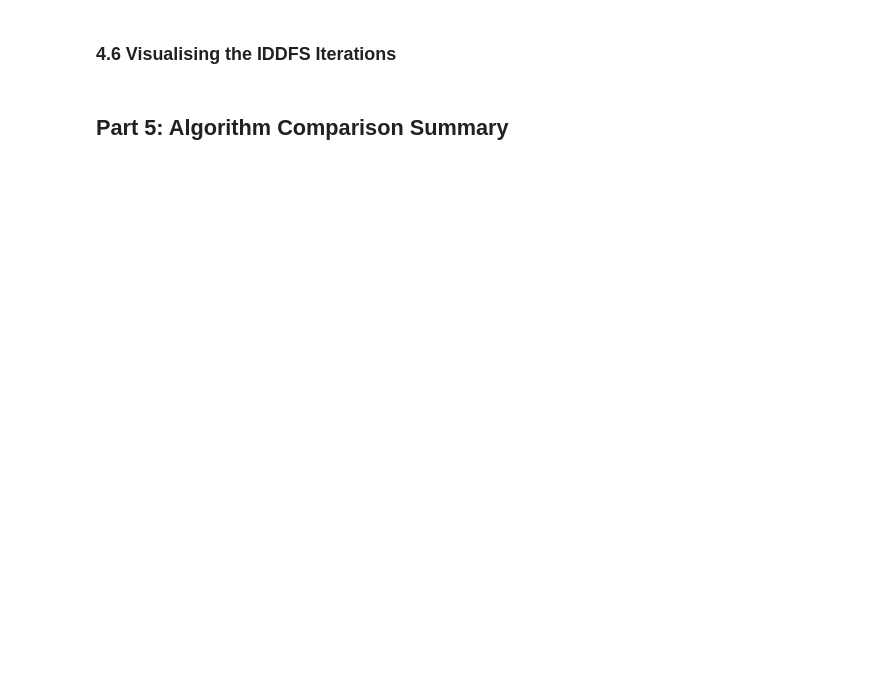
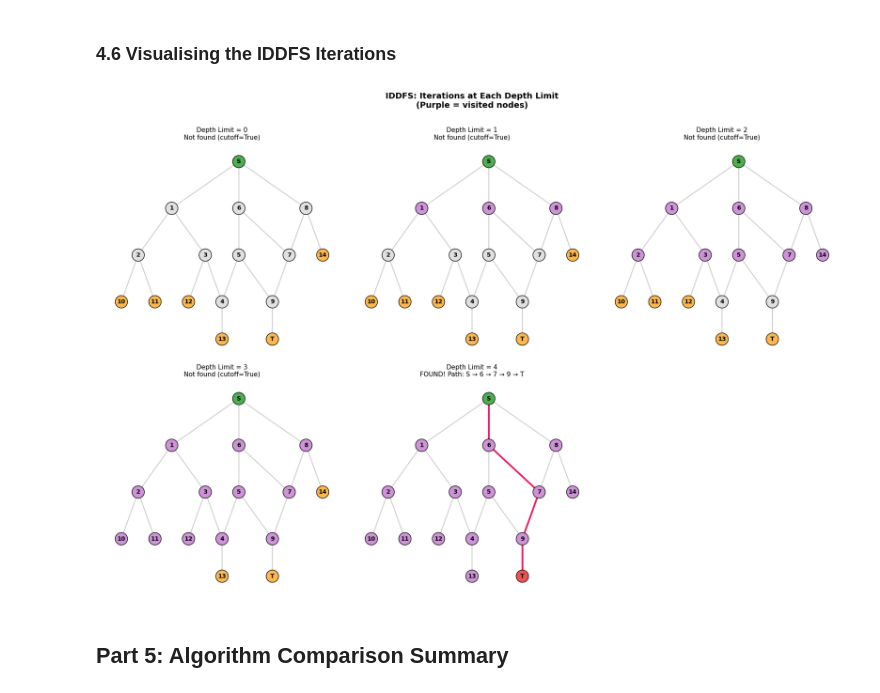
Before and after one commit to tomaspettit2506/AI-Labs, a Jupyter notebook: notebooks/Lab7/Lab7-G00419414.ipynb, the cells around one changed output. Drawn from its saved outputs; the diff is of its cells as text; code cells hidden in the pictures; blank space fills up the shorter version.

```diff
--- a/notebooks/Lab7/Lab7-G00419414.ipynb
+++ b/notebooks/Lab7/Lab7-G00419414.ipynb
@@ -636,44 +676,54 @@ print(f" Same optimal path? {len(iddfs_path) == len(bfs_path)}")
 # %%
 fig, axes = plt.subplots(2, 3, figsize=(18, 12))
 axes = axes.flatten()
+
 for i, limit in enumerate(range(iddfs_depth + 1)):
- ax = axes[i]
- order, path, cutoff = depth_limited_dfs(maze, 'S', 'T', limit)
+	ax = axes[i]
+	order, path, cutoff = depth_limited_dfs(maze, 'S', 'T', limit)
 
+	node_colors = []
+	for n in maze.nodes():
+		if n == 'S':
+			node_colors.append('#4CAF50')
+		elif n == 'T' and path is not None:
+			node_colors.append('#EF5350')
+		elif n in order:
+			node_colors.append('#CE93D8')  # Purple — visited
+		elif maze.degree(n) == 1:
+			node_colors.append('#FFB74D')
+		else:
+			node_colors.append('#E0E0E0')  # Grey — not visited
 
- node_colors = []
- for n in maze.nodes():
- 	if n == 'S':
- 		node_colors.append('#4CAF50')
-		elif n == 'T' and path is not None:
-	  node_colors.append('#EF5350')
- 	elif n in order:
- 		node_colors.append('#CE93D8') # Purple — visited
- 	elif maze.degree(n) == 1:
- 		node_colors.append('#FFB74D')
- 	else:
- 		node_colors.append('#E0E0E0') # Grey — not visited
+	nx.draw(
+		maze, maze_pos, ax=ax, with_labels=True,
+		node_color=node_colors, node_size=450,
+		font_size=10, font_weight='bold',
+		edge_color='#CCCCCC', width=1.5,
+		edgecolors='black', linewidths=1
+	)
 
- nx.draw(maze, maze_pos, ax=ax, with_labels=True,
-		 						node_color=node_colors, node_size=450,
- 								font_size=10, font_weight='bold',
-									edge_color='#CCCCCC', width=1.5,
-									edgecolors='black', linewidths=1)
+	if path:
+		path_edges = list(zip(path[:-1], path[1:]))
+		nx.draw_networkx_edges(
+			maze, maze_pos, edgelist=path_edges,
+			edge_color='#E91E63', width=3, ax=ax
+		)
 
- if path:
-	 path_edges = list(zip(path[:-1], path[1:]))
-	 nx.draw_networkx_edges(maze, maze_pos, edgelist=path_edges, edge_color='#E91E63', width=3, ax=ax)
-
-status = f"FOUND! Path: {' → '.join(path)}" if path else f"Not found (cutoff={cutoff})"
-ax.set_title(f'Depth Limit = {limit}\n{status}', fontsize=11)
+	status = f"FOUND! Path: {' → '.join(path)}" if path else f"Not found (cutoff={cutoff})"
+	ax.set_title(f'Depth Limit = {limit}\n{status}', fontsize=11)
 
 # Hide unused subplot
 for j in range(i + 1, len(axes)):
- axes[j].set_visible(False)
-plt.suptitle('IDDFS: Iterations at Each Depth Limit\n(Purple = visited nodes)',
- fontsize=14, fontweight='bold', y=1.01)
+	axes[j].set_visible(False)
+
+plt.suptitle(
+	'IDDFS: Iterations at Each Depth Limit\n(Purple = visited nodes)',
+	fontsize=14, fontweight='bold', y=1.01
+)
 plt.tight_layout()
 plt.show()
+# %% [output]
+[figure, added]
 # %% [markdown]
 ## Part 5: Algorithm Comparison Summary
 # %%
```
Also changed, not shown: parts of 14 cells of this notebook.
